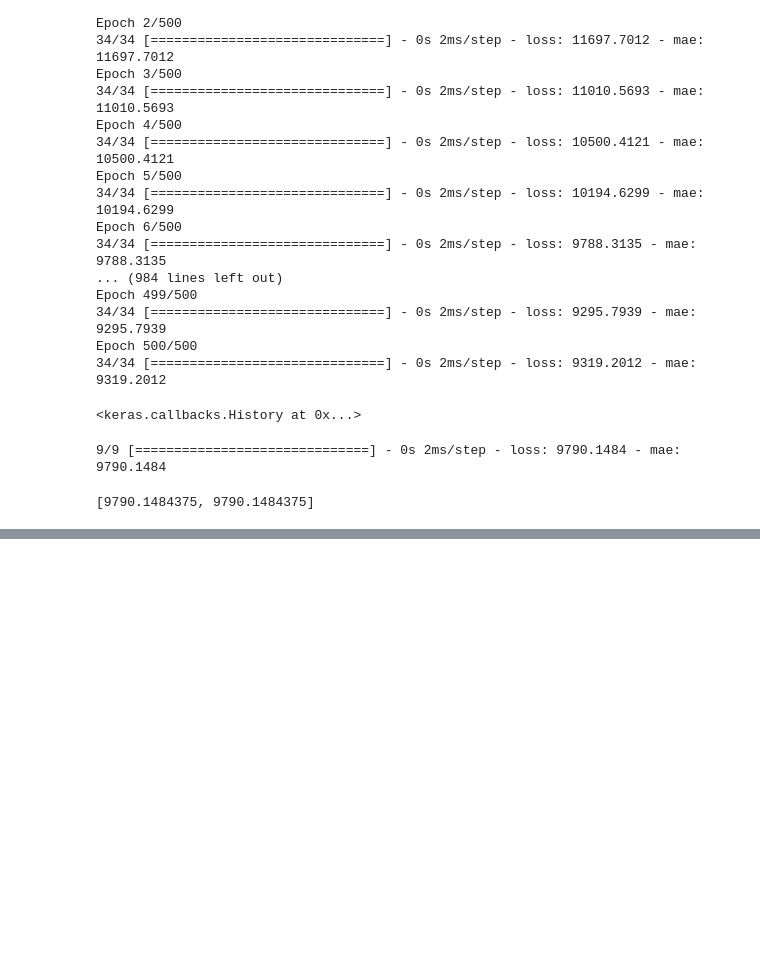
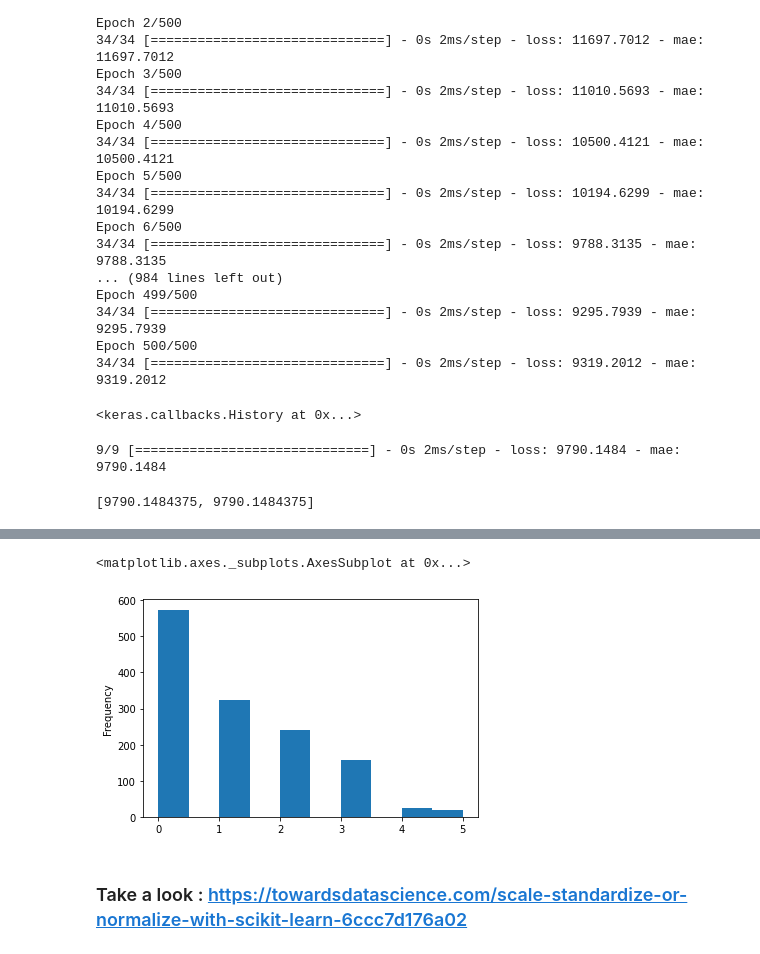
Before and after one commit to topguns837/Tensorflow-deeplearning, a Jupyter notebook: 01_neural_network_regression_with_tensorflow.ipynb, the cells around one changed output, grey strips where cells are left out. Cells and saved outputs as stored; diff of their text form; code cells hidden in the pictures; blank space fills up the shorter version.

```diff
--- a/01_neural_network_regression_with_tensorflow.ipynb
+++ b/01_neural_network_regression_with_tensorflow.ipynb
@@ -1260,0 +1367,7 @@ model_layer.evaluate(X_test,y_test)
+# %%
+X["children"].plot(kind="hist")
+# %% [output]
+<matplotlib.axes._subplots.AxesSubplot at 0x...>
+[figure, added]
+# %% [markdown]
+### Take a look : https://towardsdatascience.com/scale-standardize-or-normalize-with-scikit-learn-6ccc7d176a02
```
Also changed, not shown: parts of 36 cells of this notebook.
